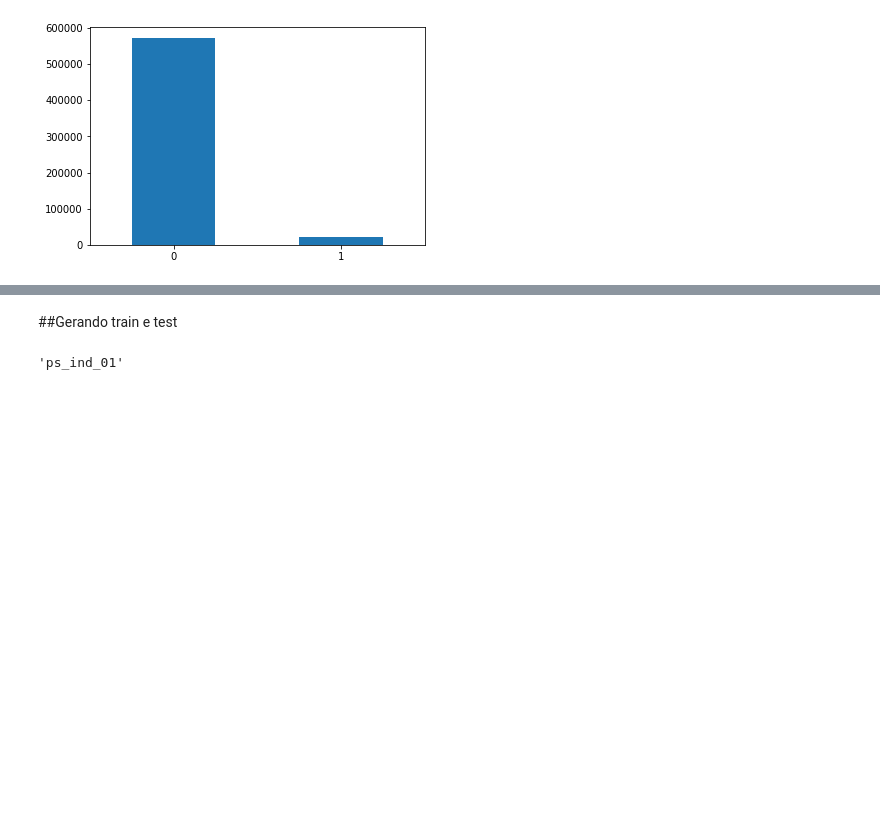
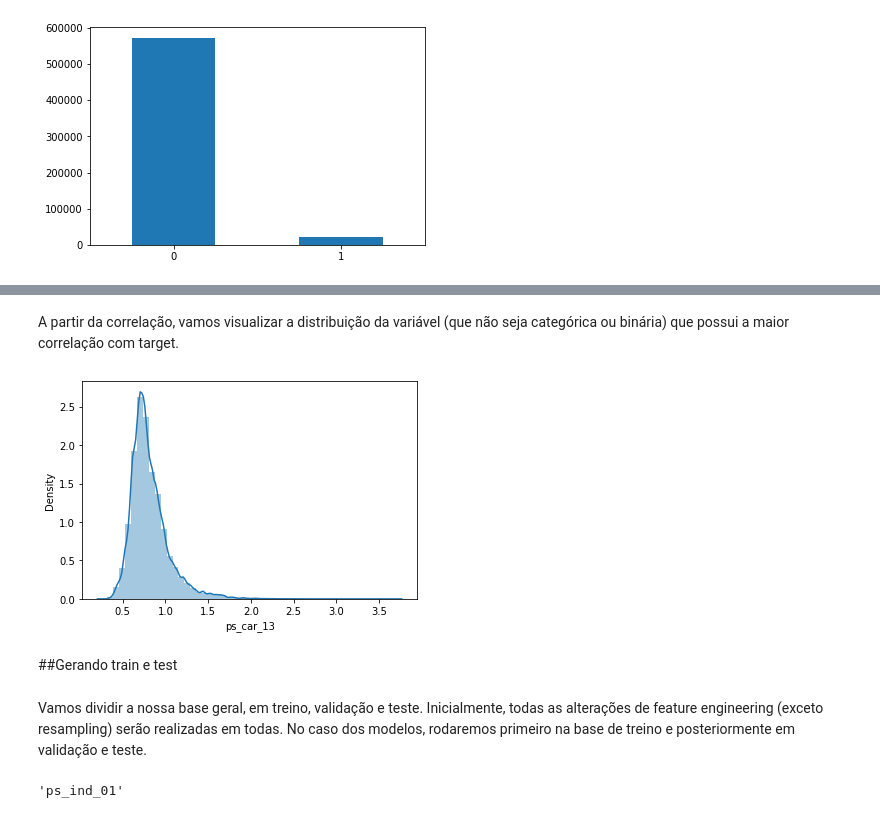
Before and after one commit to gbam-ds/FP-ML, a Jupyter notebook: Porto_Seguro.ipynb, the cells around one changed output, grey strips where cells are left out. Drawn from its saved outputs; the diff is of its cells as text; code cells hidden in the pictures; blank space fills up the shorter version.

```diff
--- a/Porto_Seguro.ipynb
+++ b/Porto_Seguro.ipynb
@@ -67,5 +88,13 @@ plt.xticks(rotation = 360);
+# %% [markdown]
+A partir da correlação, vamos visualizar a distribuição da variável (que não seja categórica ou binária) que possui a maior correlação com target.
+# %%
+sns.distplot(df['ps_car_13']);
+# %% [output]
+[figure, added]
 # %% [markdown]
 ##Gerando train e test
+# %% [markdown]
+Vamos dividir a nossa base geral, em treino, validação e teste. Inicialmente, todas as alterações de feature engineering (exceto resampling) serão realizadas em todas. No caso dos modelos, rodaremos primeiro na base de treino e posteriormente em validação e teste.
 # %%
 df.columns[2]
 # %% [output]
```
Also changed, not shown: parts of 118 cells of this notebook.
